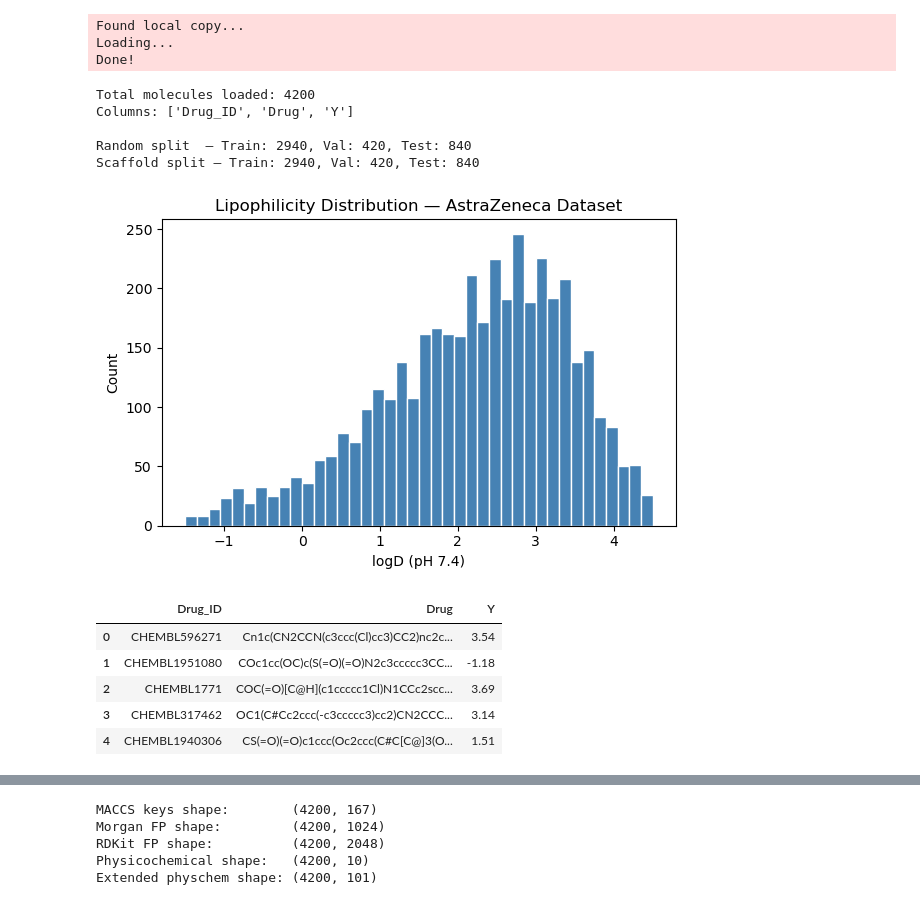
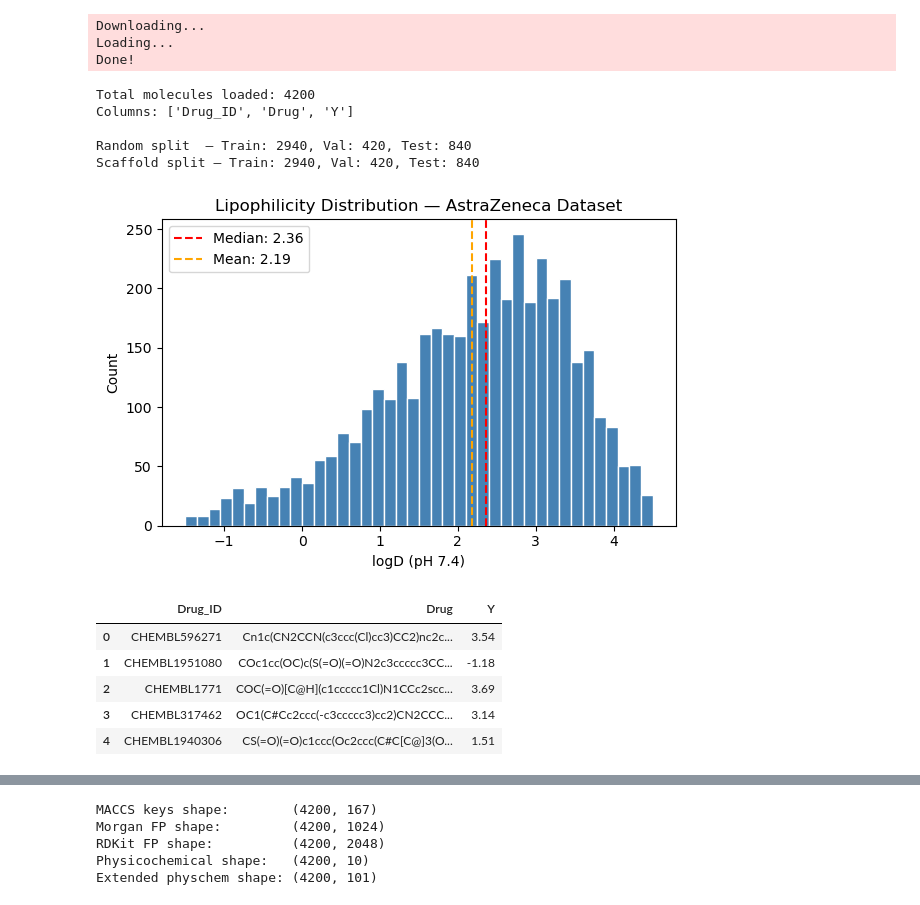
Before and after one commit to ambiddisco/ML4DD-lipophilicity, a Jupyter notebook: Lipophilicity.ipynb, the cells around one changed output, grey strips where cells are left out. Saved outputs shown, nothing was run; the diff lists cells and outputs as text; code cells hidden in the pictures.

```diff
--- a/Lipophilicity.ipynb
+++ b/Lipophilicity.ipynb
@@ -33,36 +137,41 @@ df_train_s = split_scaffold['train']
 df_valid_s = split_scaffold['valid']
 df_test_s  = split_scaffold['test']
 
 # Combined dataframe for cleaning (all unique molecules)
 df = pd.concat([df_train_r, df_valid_r, df_test_r], axis=0)
 df.reset_index(drop=True, inplace=True)
 
 print(f"Total molecules loaded: {df.shape[0]}")
 print(f"Columns: {df.columns.tolist()}")
 print(f"\nRandom split  — Train: {len(df_train_r)}, Val: {len(df_valid_r)}, Test: {len(df_test_r)}")
 print(f"Scaffold split — Train: {len(df_train_s)}, Val: {len(df_valid_s)}, Test: {len(df_test_s)}")
 
-# Quick look at the target distribution
+# Target distribution
 fig, ax = plt.subplots(figsize=(6, 4))
 ax.hist(df['Y'], bins=40, color='steelblue', edgecolor='white')
+ax.axvline(df['Y'].median(), color='red', linestyle='--',
+           label=f'Median: {df["Y"].median():.2f}')
+ax.axvline(df['Y'].mean(), color='orange', linestyle='--',
+           label=f'Mean: {df["Y"].mean():.2f}')
 ax.set_xlabel('logD (pH 7.4)')
 ax.set_ylabel('Count')
 ax.set_title('Lipophilicity Distribution — AstraZeneca Dataset')
+ax.legend()
 plt.tight_layout()
 plt.show()
 
 # Preview dataset
 display(df.head())
 # %% [output]
-Found local copy...
+Downloading...
 Loading...
 Done!
 Total molecules loaded: 4200
 Columns: ['Drug_ID', 'Drug', 'Y']
 
 Random split  — Train: 2940, Val: 420, Test: 840
 Scaffold split — Train: 2940, Val: 420, Test: 840
-[figure, old version]
+[figure, new version]
 |  | Drug_ID | Drug | Y |
 | 0 | CHEMBL596271 | Cn1c(CN2CCN(c3ccc(Cl)cc3)CC2)nc2c... | 3.54 |
 | 1 | CHEMBL1951080 | COc1cc(OC)c(S(=O)(=O)N2c3ccccc3CC... | -1.18 |
```
Also changed, not shown: parts of 74 cells of this notebook, 2 other files.
